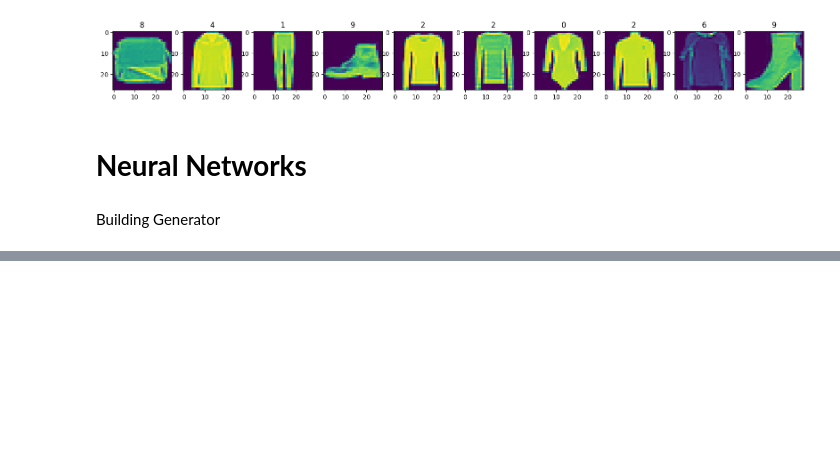
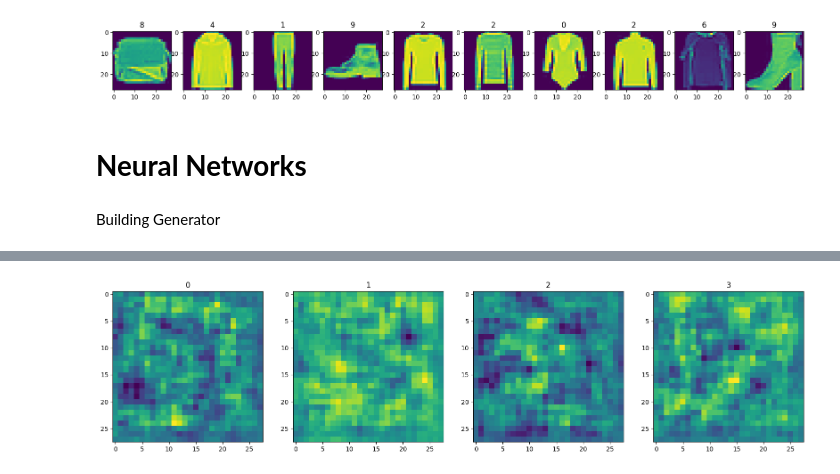
Before and after one commit to forbiddenvelocity/Image-Generator-AI, a Jupyter notebook: GAN_Image_Generator.ipynb, the cells around one changed output, grey strips where cells are left out. Drawn from its saved outputs; the diff is of its cells as text; code cells hidden in the pictures; blank space fills up the shorter version.

```diff
--- a/GAN_Image_Generator.ipynb
+++ b/GAN_Image_Generator.ipynb
@@ -66,3 +57,27 @@ def build_generator():
+# %%
+def build_generator():
+  model = Sequential()
+  model.add(Dense(7*7*128, input_dim=128))
+  model.add(LeakyReLU(0.2))
+  model.add(Reshape((7,7,128)))
+
+  model.add(UpSampling2D())
+  model.add(Conv2D(128,5, padding='same'))
+  model.add(LeakyReLU(0.2))
+
+  model.add(UpSampling2D())
+  model.add(Conv2D(128,5, padding='same'))
+  model.add(LeakyReLU(0.2))
+
+  model.add(Conv2D(128,4, padding='same'))
+  model.add(LeakyReLU(0.2))
+
+  model.add(Conv2D(128,4, padding='same'))
+  model.add(LeakyReLU(0.2))
+
+  model.add(Conv2D(1,4, padding='same', activation='sigmoid'))
+
+  return model
 # %%
 test_model = build_generator()
 # %%
@@ -84,2 +101,4 @@ Trainable params: 809088 (3.09 MB)
 Non-trainable params: 0 (0.00 Byte)
 _________________________________________________________________
+# %%
+generator = build_generator()
@@ -85,0 +109,7 @@ _________________________________________________________________
+# %%
+img = generator.predict(np.random.randn(4,128,1))
+fig, ax = plt.subplots(ncols=4, figsize=(20,20))
+for index, img in enumerate(img):
+  ax[index].imshow(np.squeeze(img))
+  ax[index].title.set_text(index)
+# %% [output]
@@ -85,0 +117 @@ _________________________________________________________________
+[figure, added]
```
Also changed, not shown: parts of 5 cells of this notebook.
